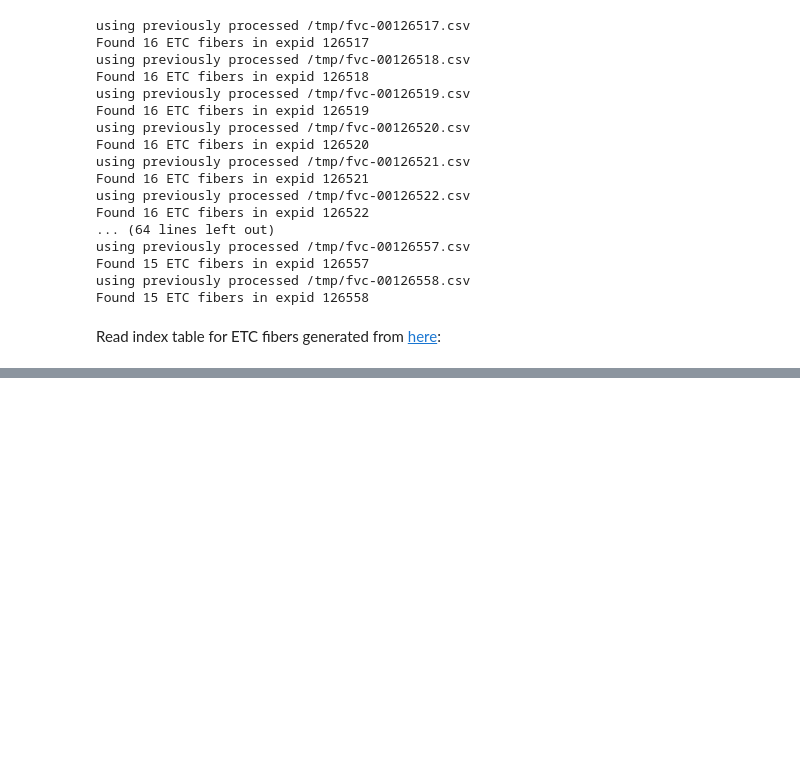
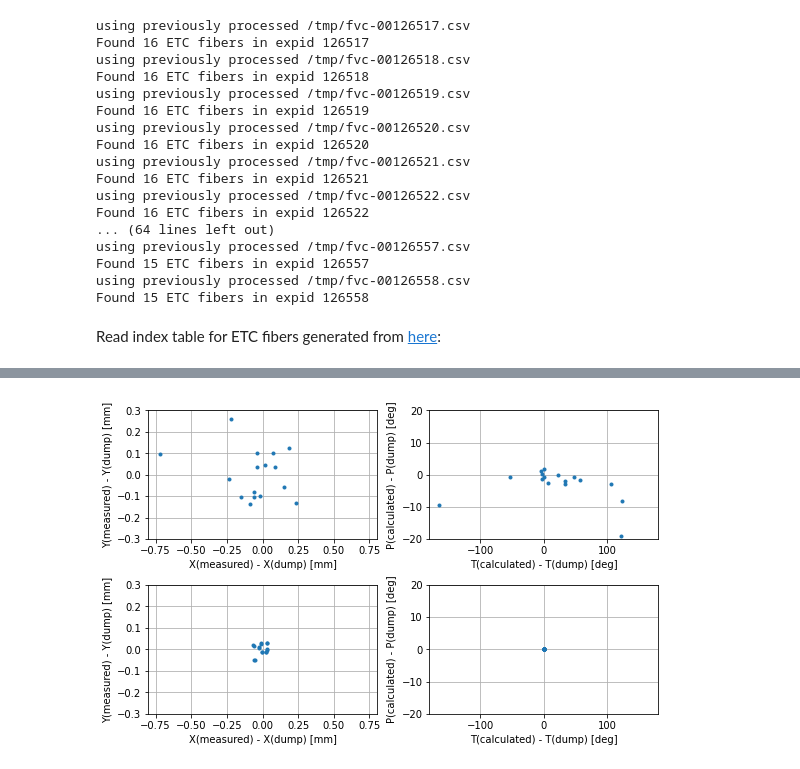
Before and after one commit to desihub/fpoffline, a Jupyter notebook: nb/ETC/ETC-Fibers.ipynb, the cells around one changed output, grey strips where cells are left out. Cells and saved outputs as stored; diff of their text form; code cells hidden in the pictures; blank space fills up the shorter version.

```diff
--- a/nb/ETC/ETC-Fibers.ipynb
+++ b/nb/ETC/ETC-Fibers.ipynb
@@ -210,0 +195,13 @@ ETCfibers
+# %%
+def get_snapshot(night):
+    DIR = DESI / 'engineering' / 'focalplane' / 'calibration'
+    files = sorted(DIR.glob(str(night) + 'T*.ecsv'))
+    if len(files) == 0:
+        print(f'No snapshot found for {night}')
+    dump = astropy.table.Table.read(files[0])
+    ETCdump = dump[np.isin(dump['DEVICE_LOC'], (461, 501))]
+    ETCdump['LOCATION'] = ETCdump['PETAL_LOC'] * 1000 + ETCdump['DEVICE_LOC']
+    ETCdump.sort('LOCATION')
+    return ETCdump #[['POS_ID', 'OBS_X','OBS_Y', 'POS_T', 'POS_P']]
+# %%
+dump_before = get_snapshot(20220320)
@@ -210,0 +216,2 @@ ETCfibers
+# %%
+dump_after = get_snapshot(20220322)
@@ -210,0 +280,32 @@ ETCfibers
+# %%
+def compare():
+
+    before = dump_before[['POS_ID', 'OBS_X','OBS_Y', 'POS_T', 'POS_P']].to_pandas(index='POS_ID').join(ETCfibers.set_index('DEV_ID'))
+    after = dump_after[['POS_ID', 'OBS_X','OBS_Y', 'POS_T', 'POS_P']].to_pandas(index='POS_ID').join(ETCfibers.set_index('DEV_ID'))
+
+    fig, axes = plt.subplots(2, 2, figsize=(8, 5))
+
+    for ((left,right), both) in zip(axes, (before, after)):
+
+        ok = np.isfinite(both.X_FP)
+
+        left.plot(both.X_FP[ok] - both.OBS_X[ok], both.Y_FP[ok] - both.OBS_Y[ok], '.')
+        left.set_xlabel('X(measured) - X(dump) [mm]')
+        left.set_ylabel('Y(measured) - Y(dump) [mm]')
+        left.set_xlim(-0.8, 0.8)
+        left.set_ylim(-0.3, 0.3)
+        left.grid()
+
+        right.plot(np.fmod(both.T_INT[ok] - both.POS_T[ok] + 180, 360) - 180, both.P_INT[ok] - both.POS_P[ok], '.')
+        right.set_xlabel('T(calculated) - T(dump) [deg]')
+        right.set_ylabel('P(calculated) - P(dump) [deg]')
+        right.set_xlim(-180, 180)
+        right.set_ylim(-20, 20)
+        right.grid()
+
+    plt.tight_layout()
+    plt.savefig('etc-compare.png')
+
+compare()
+# %% [output]
+[figure, added]
```
Also changed, not shown: parts of 12 cells of this notebook.
